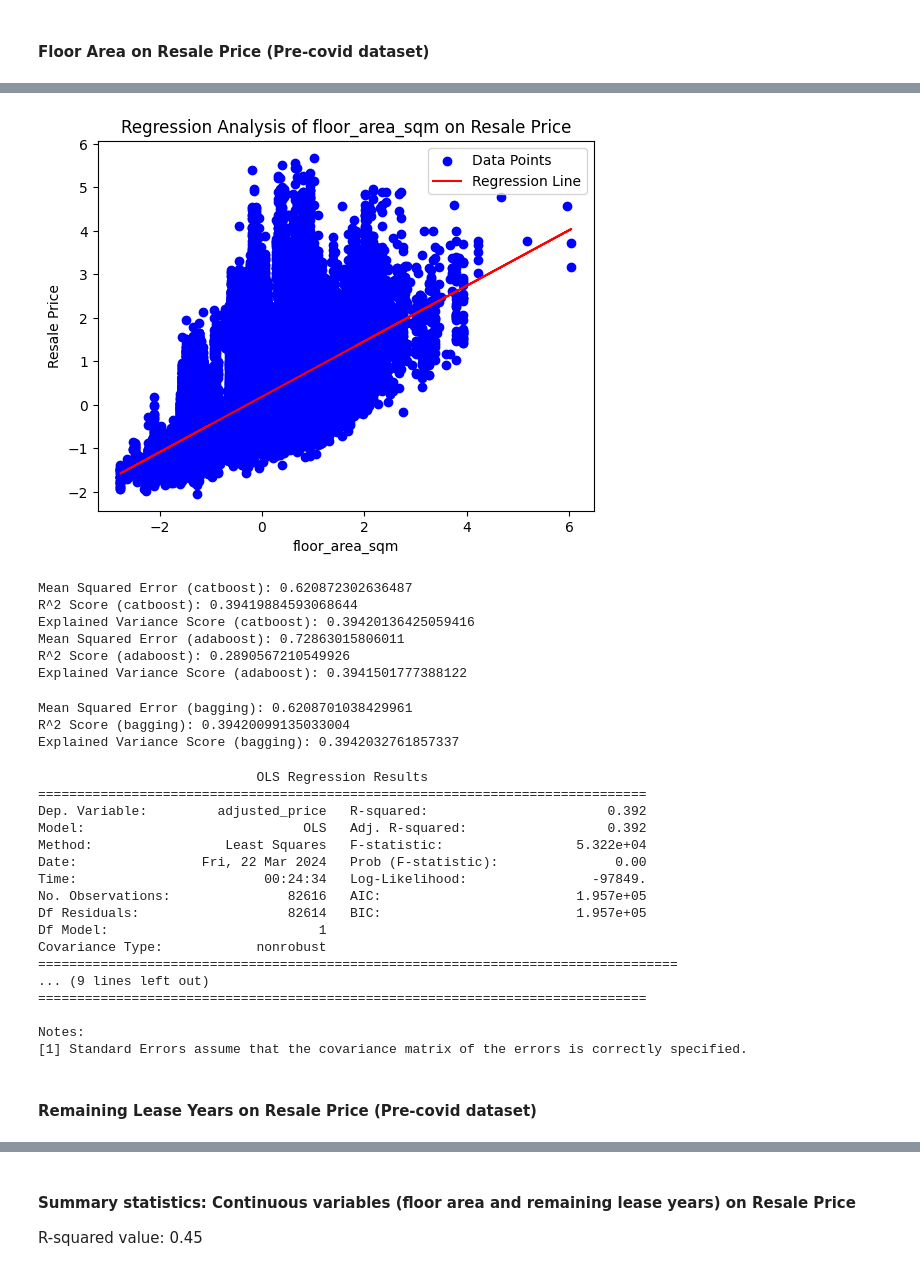
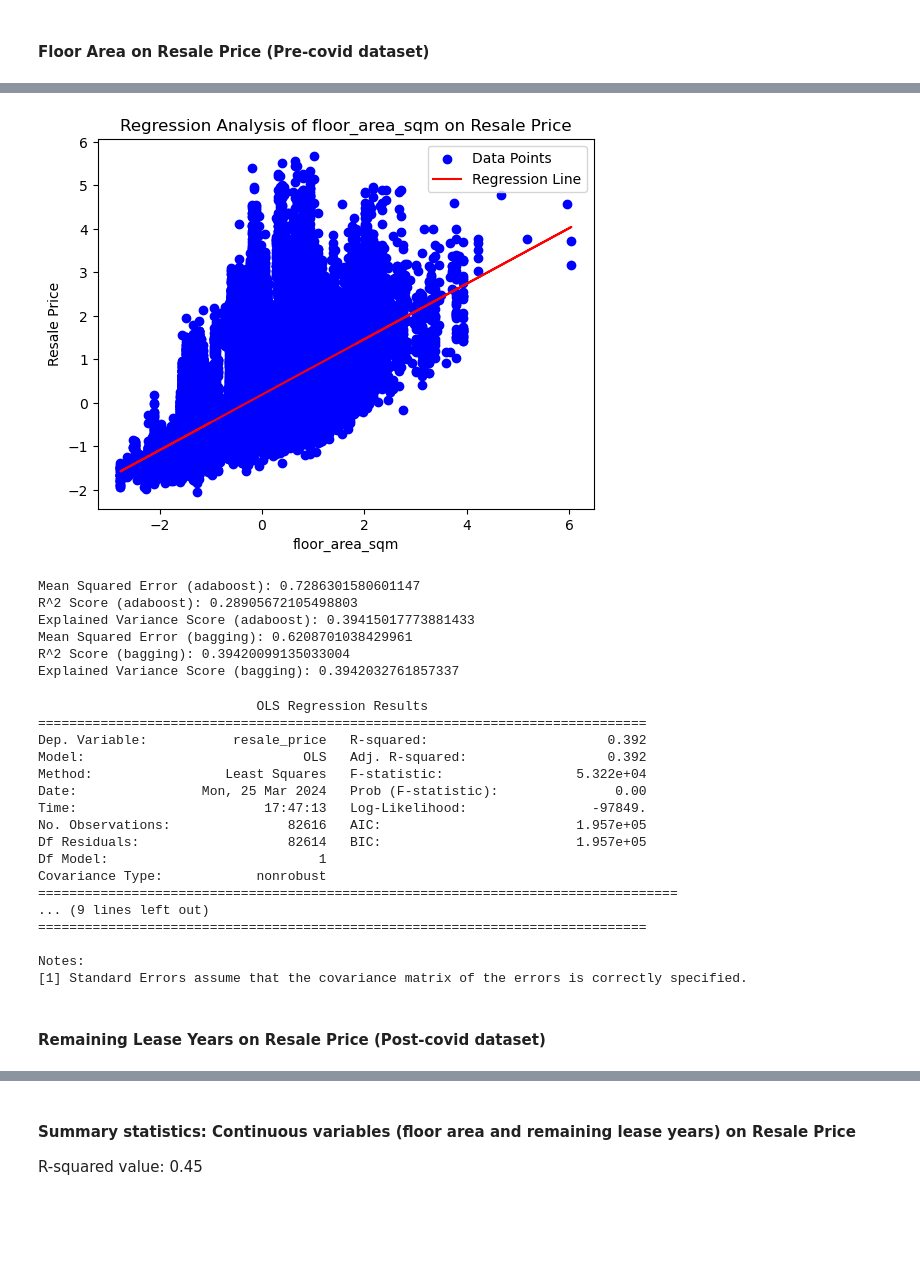
Before and after one commit to raphaelgohwx/datamining, a Jupyter notebook: LR_postcovid.ipynb, the cells around one changed output, grey strips where cells are left out. Drawn from its saved outputs; the diff is of its cells as text; code cells hidden in the pictures; blank space fills up the shorter version.

Commit message:
removed inflation from pre and post covid

```diff
--- a/LR_postcovid.ipynb
+++ b/LR_postcovid.ipynb
@@ -128,36 +126,10 @@ df_cleaned
-# %%
-
-
-# # Add a 'year' column to df2 by converting 'month' to datetime and extracting the year
-# df_cleaned['year'] = pd.to_datetime(df_cleaned['month']).dt.year
-
-# # Merge df2 with the inflation_rate DataFrame on the 'year' column
-# # Make sure the inflation_rate DataFrame has 'Year' and 'Inflation Rate' columns
-# df_cleaned = df_cleaned.merge(inflation_rate, left_on='year', right_on='Year', how='left')
-
-
-# # Calculate the adjusted_price
-# df_cleaned['adjusted_price'] = round(df_cleaned['resale_price'] * (1 + df_cleaned['Inflation Rate'] / 100),2)
-
-# # Since we only need the adjusted_price, drop the extra columns
-# df_cleaned.drop(columns=['Year', 'Inflation Rate', 'year'], inplace=True)
-
-# # Display the df2 DataFrame
-# # print(df_cleaned)
-# # ######################
-# # calculate the price adjusted for inflation:
-# # df_cleaned['adjusted_price'] = round(df_cleaned['resale_price'] * df_cleaned['Cummulative inflation'],2)
-# df_cleaned
-
-# Comment the bottom line if not doing inflation:
-df_cleaned['adjusted_price'] = df_cleaned['resale_price']
 # %%
 # extracting features:
 df2= df_cleaned[['month','town',
                  'flat_type', 'flat_type_encoded',
                  'storey_range', 'storey_range_encoded',
                  'floor_area_sqm', 'remaining_lease_years', 'full_address','resale_price',
-                 'adjusted_price'
+
                  ]]
 df2
 # %% [output]
@@ -187,7 +159,7 @@ encoded_df.head()
 
 # Normalizing numerical variables:
 from sklearn.preprocessing import StandardScaler
-columns = [ 'floor_area_sqm', 'remaining_lease_years', 'resale_price', 'adjusted_price']
+columns = [ 'floor_area_sqm', 'remaining_lease_years', 'resale_price', ]
 df2_normalized = StandardScaler().fit_transform(df2[columns])
 df2_normalized= pd.DataFrame(df2_normalized, columns = columns)
 
@@ -254,20 +226,20 @@ postcovid_dataset = df2_normalized[(df2_normalized['year'] >= "2020") ]
 # use randome state=42
 
 # For full_dataset:
-X1=full_dataset.drop(columns='adjusted_price')
-y1= full_dataset['adjusted_price']
+X1=full_dataset.drop(columns='resale_price')
+y1= full_dataset['resale_price']
 X_train1, X_test1, y_train1, y_test1 = train_test_split(X1, y1, test_size=0.2, random_state=42)
 
 
 # For precovid_dataset:
-X2=precovid_dataset.drop(columns='adjusted_price')
-y2= precovid_dataset['adjusted_price']
+X2=precovid_dataset.drop(columns='resale_price')
+y2= precovid_dataset['resale_price']
 X_train2, X_test2, y_train2, y_test2 = train_test_split(X2, y2, test_size=0.2, random_state=42)
 
 
 # For postcovid_dataset:
-X3=postcovid_dataset.drop(columns='adjusted_price')
-y3= postcovid_dataset['adjusted_price']
+X3=postcovid_dataset.drop(columns='resale_price')
+y3= postcovid_dataset['resale_price']
 X_train3, X_test3, y_train3, y_test3 = train_test_split(X3, y3, test_size=0.2, random_state=42)
 # %%
 full_dataset
@@ -466,7 +438,7 @@ def baggingFunctionMulti(X3, y3, variable):
 #### Floor Area on Resale Price (Pre-covid dataset)
 # %%
 linearRegressionFunction(X3,y3,"floor_area_sqm")
-catboostFunction(X3,y3,"floor_area_sqm")
+# catboostFunction(X3,y3,"floor_area_sqm")
 adaboostFunction(X3,y3,"floor_area_sqm")
 baggingFunction(X3,y3,"floor_area_sqm")
 # %% [output]
@@ -476,13 +448,10 @@ Explained Variance Score (LR): 0.39420231324823873
-[figure, old version]
+[figure, new version]
-Mean Squared Error (catboost): 0.620872302636487
-R^2 Score (catboost): 0.39419884593068644
-Explained Variance Score (catboost): 0.39420136425059416
-Mean Squared Error (adaboost): 0.72863015806011
-R^2 Score (adaboost): 0.2890567210549926
-Explained Variance Score (adaboost): 0.3941501777388122
+Mean Squared Error (adaboost): 0.7286301580601147
+R^2 Score (adaboost): 0.28905672105498803
+Explained Variance Score (adaboost): 0.39415017773881433
+Mean Squared Error (bagging): 0.6208701038429961
+R^2 Score (bagging): 0.39420099135033004
+Explained Variance Score (bagging): 0.3942032761857337
-Mean Squared Error (bagging): 0.6208701038429961
-R^2 Score (bagging): 0.39420099135033004
-Explained Variance Score (bagging): 0.3942032761857337
 # %%
 # Add a constant to the feature set for statsmodels
 X_sm = sm.add_constant(X3[['floor_area_sqm']])
@@ -495,11 +464,11 @@ print(model_sm.summary())
 # %% [output]
                             OLS Regression Results
 ==============================================================================
-Dep. Variable:         adjusted_price   R-squared:                       0.392
+Dep. Variable:           resale_price   R-squared:                       0.392
 Model:                            OLS   Adj. R-squared:                  0.392
 Method:                 Least Squares   F-statistic:                 5.322e+04
-Date:                Fri, 22 Mar 2024   Prob (F-statistic):               0.00
-Time:                        00:24:34   Log-Likelihood:                -97849.
+Date:                Mon, 25 Mar 2024   Prob (F-statistic):               0.00
+Time:                        17:47:13   Log-Likelihood:                -97849.
 No. Observations:               82616   AIC:                         1.957e+05
 Df Residuals:                   82614   BIC:                         1.957e+05
 Df Model:                           1
@@ -511,6 +480,6 @@ Covariance Type:            nonrobust
 Notes:
 [1] Standard Errors assume that the covariance matrix of the errors is correctly specified.
 # %% [markdown]
-#### Remaining Lease Years on Resale Price (Pre-covid dataset)
+#### Remaining Lease Years on Resale Price (Post-covid dataset)
 # %%
 linearRegressionFunction(X3,y3,"remaining_lease_years")
```
Also changed, not shown: parts of 18 cells of this notebook, 1 other file.
